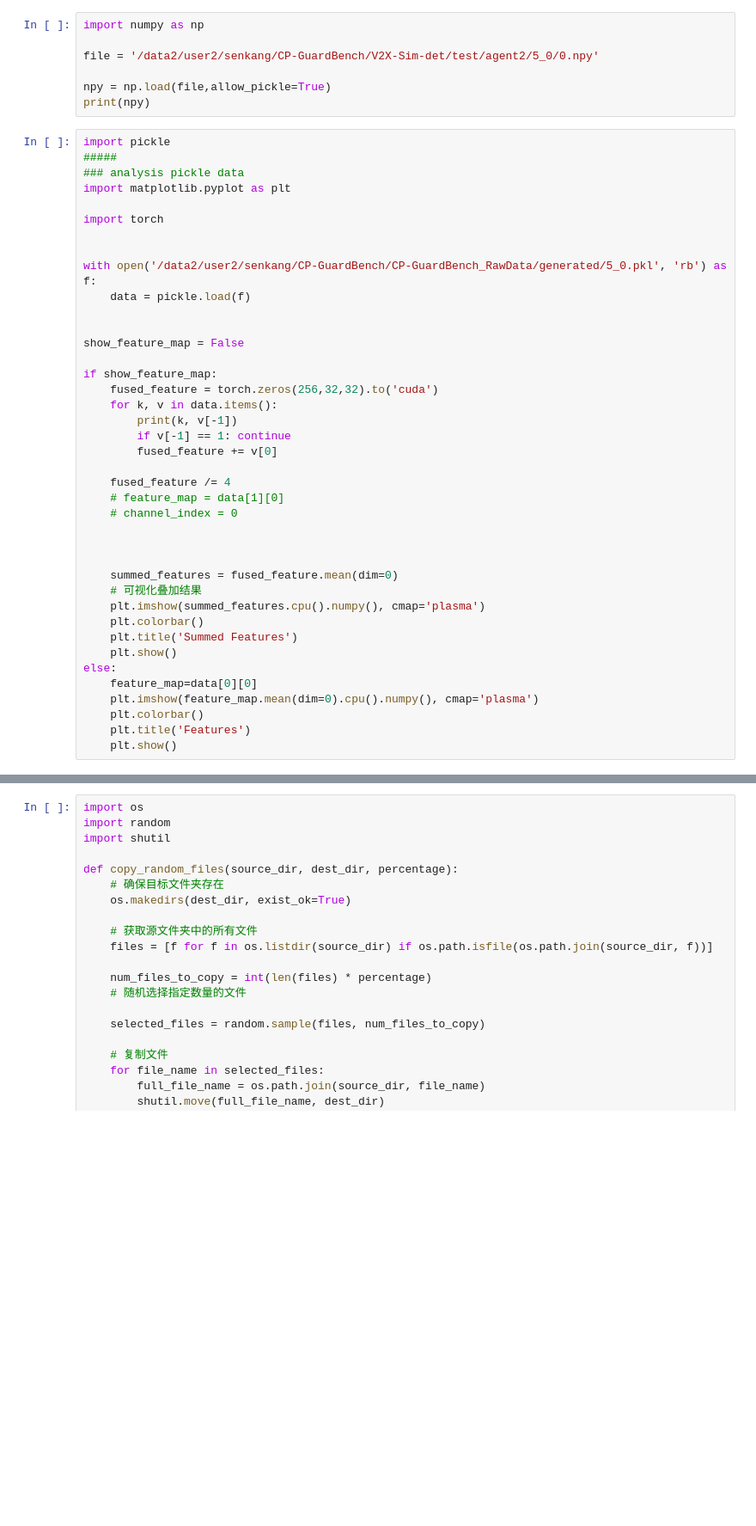
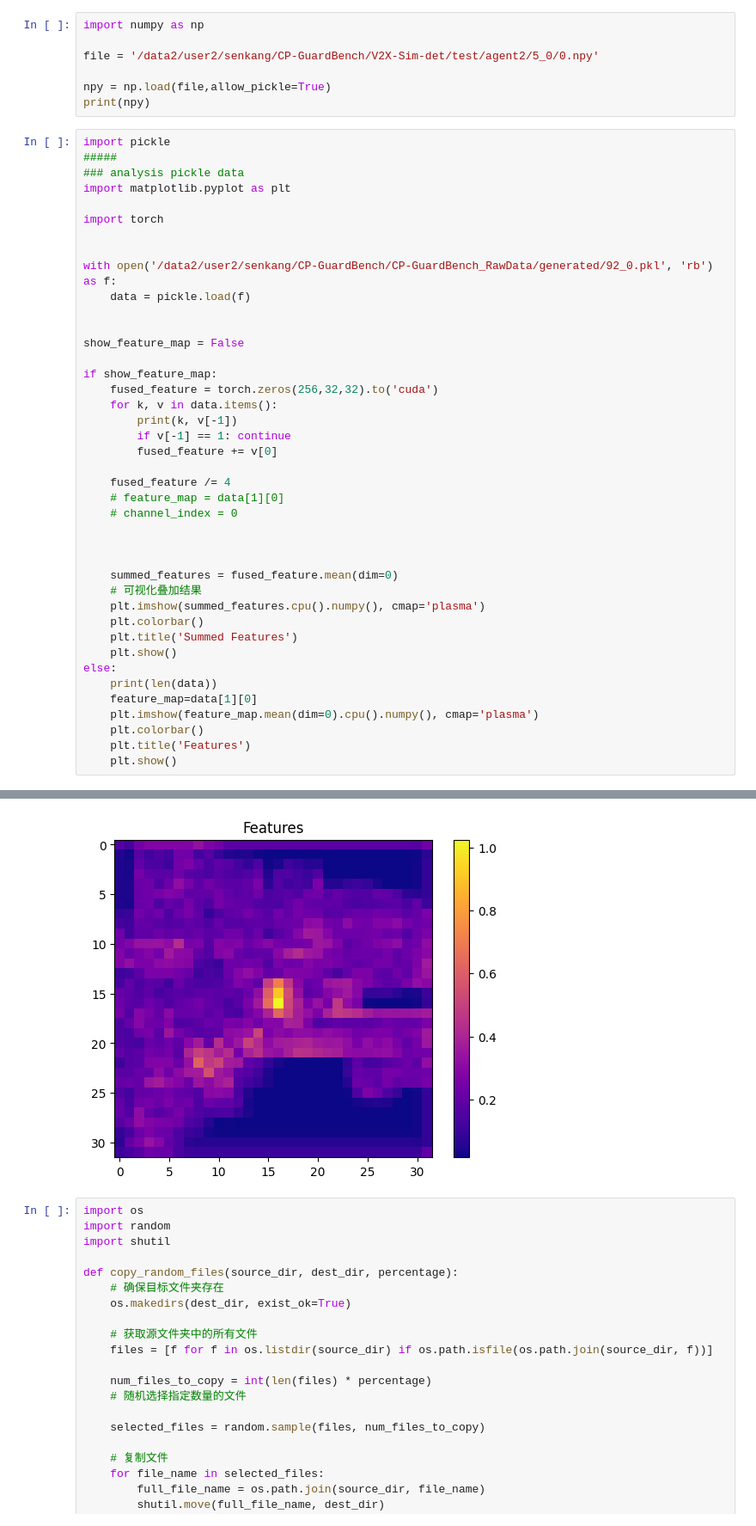
Before and after one commit to dl-m9/ROBOSAC, a Jupyter notebook: debug.ipynb, the cells around one changed output, grey strips where cells are left out. Shown at 86% size. Saved outputs shown, nothing was run; the diff lists cells and outputs as text; blank space fills up the shorter version.

```diff
--- a/debug.ipynb
+++ b/debug.ipynb
@@ -14,7 +14,7 @@ import matplotlib.pyplot as plt
 import torch
 
 
-with open('/data2/user2/senkang/CP-GuardBench/CP-GuardBench_RawData/generated/5_0.pkl', 'rb') as f:
+with open('/data2/user2/senkang/CP-GuardBench/CP-GuardBench_RawData/generated/92_0.pkl', 'rb') as f:
     data = pickle.load(f)
 
 
@@ -40,8 +40,10 @@ if show_feature_map:
     plt.title('Summed Features')
     plt.show()
 else:
-    feature_map=data[0][0]
+    print(len(data))
+    feature_map=data[1][0]
     plt.imshow(feature_map.mean(dim=0).cpu().numpy(), cmap='plasma')
     plt.colorbar()
     plt.title('Features')
     plt.show()
+# %% [output]
@@ -48,3 +51,4 @@ else:
+[figure, added]
 # %%
 import os
 import random
```
Also changed, not shown: parts of 5 cells of this notebook, 48 other files.
